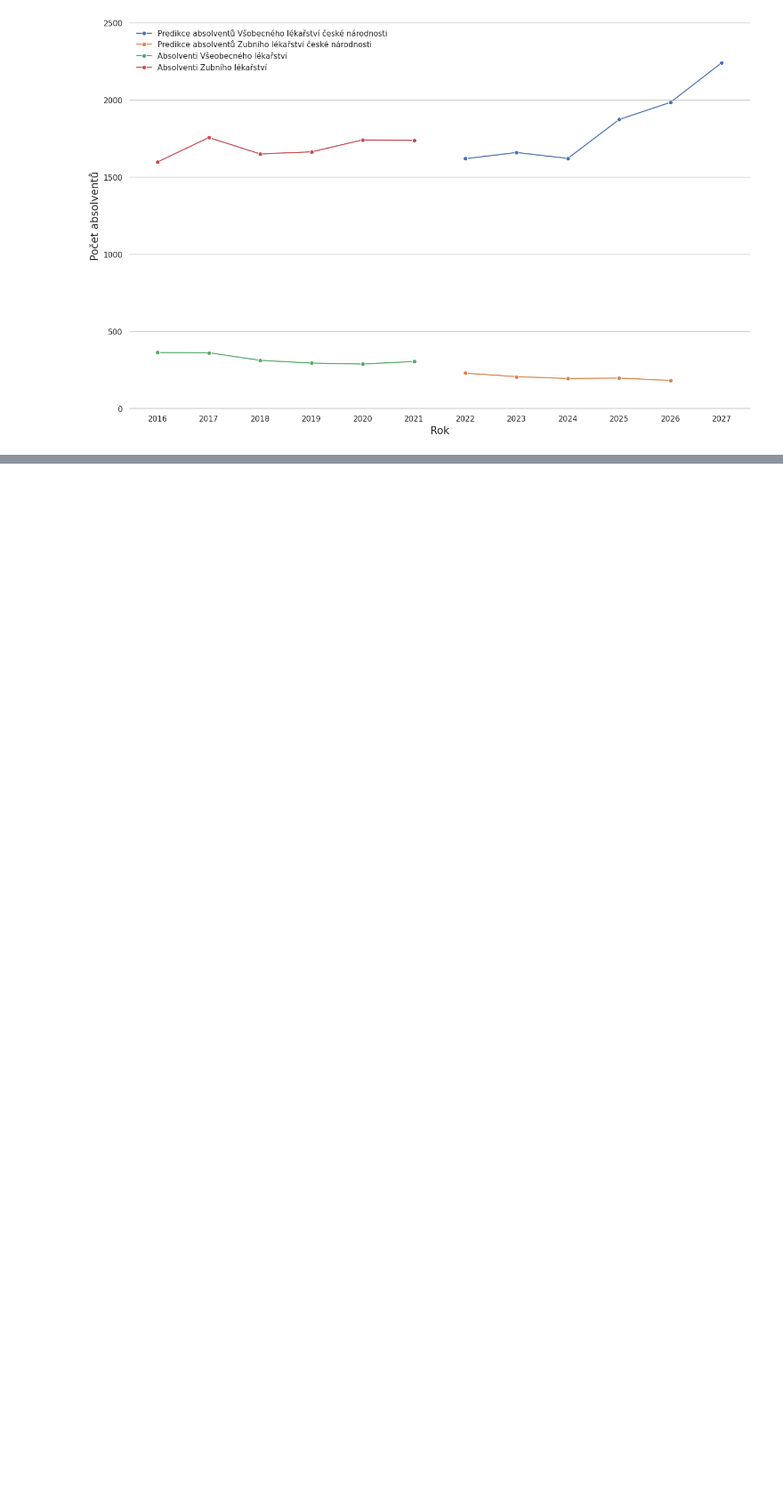
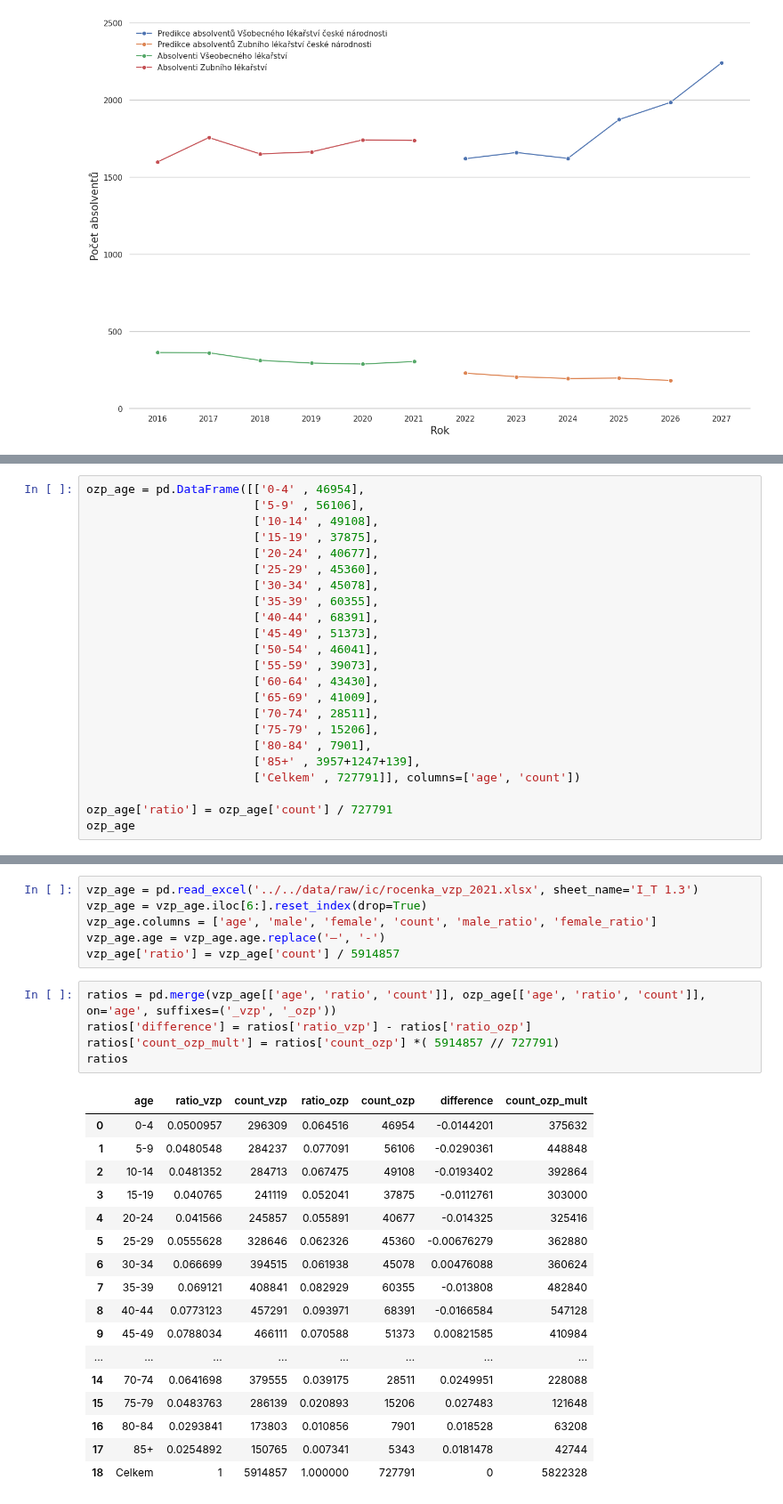
Before and after one commit to opendatalabcz/mapa-zdravi, a Jupyter notebook: src/scripts/models.ipynb, the cells around one changed output, grey strips where cells are left out. Shown at 89% size. Saved outputs shown, nothing was run; the diff lists cells and outputs as text; blank space fills up the shorter version.

```diff
--- a/src/scripts/models.ipynb
+++ b/src/scripts/models.ipynb
@@ -117,0 +122,23 @@ plt.show();
+# %%
+ozp_age = pd.DataFrame([['0-4' , 46954],
+                        ['5-9' , 56106],
+                        ['10-14' , 49108],
+                        ['15-19' , 37875],
+                        ['20-24' , 40677],
+                        ['25-29' , 45360],
+                        ['30-34' , 45078],
+                        ['35-39' , 60355],
+                        ['40-44' , 68391],
+                        ['45-49' , 51373],
+                        ['50-54' , 46041],
+                        ['55-59' , 39073],
+                        ['60-64' , 43430],
+                        ['65-69' , 41009],
+                        ['70-74' , 28511],
+                        ['75-79' , 15206],
+                        ['80-84' , 7901],
+                        ['85+' , 3957+1247+139],
+                        ['Celkem' , 727791]], columns=['age', 'count'])
+
+ozp_age['ratio'] = ozp_age['count'] / 727791
+ozp_age
@@ -117,0 +163,29 @@ plt.show();
+# %%
+vzp_age = pd.read_excel('../../data/raw/ic/rocenka_vzp_2021.xlsx', sheet_name='I_T 1.3')
+vzp_age = vzp_age.iloc[6:].reset_index(drop=True)
+vzp_age.columns = ['age', 'male', 'female', 'count', 'male_ratio', 'female_ratio']
+vzp_age.age = vzp_age.age.replace('–', '-')
+vzp_age['ratio'] = vzp_age['count'] / 5914857
+# %%
+ratios = pd.merge(vzp_age[['age', 'ratio', 'count']], ozp_age[['age', 'ratio', 'count']], on='age', suffixes=('_vzp', '_ozp'))
+ratios['difference'] = ratios['ratio_vzp'] - ratios['ratio_ozp']
+ratios['count_ozp_mult'] = ratios['count_ozp'] *( 5914857 // 727791)
+ratios
+# %% [output]
+|  | age | ratio_vzp | count_vzp | ratio_ozp | count_ozp | difference | count_ozp_mult |
+| 0 | 0-4 | 0.0500957 | 296309 | 0.064516 | 46954 | -0.0144201 | 375632 |
+| 1 | 5-9 | 0.0480548 | 284237 | 0.077091 | 56106 | -0.0290361 | 448848 |
+| 2 | 10-14 | 0.0481352 | 284713 | 0.067475 | 49108 | -0.0193402 | 392864 |
+| 3 | 15-19 | 0.040765 | 241119 | 0.052041 | 37875 | -0.0112761 | 303000 |
+| 4 | 20-24 | 0.041566 | 245857 | 0.055891 | 40677 | -0.014325 | 325416 |
+| 5 | 25-29 | 0.0555628 | 328646 | 0.062326 | 45360 | -0.00676279 | 362880 |
+| 6 | 30-34 | 0.066699 | 394515 | 0.061938 | 45078 | 0.00476088 | 360624 |
+| 7 | 35-39 | 0.069121 | 408841 | 0.082929 | 60355 | -0.013808 | 482840 |
+| 8 | 40-44 | 0.0773123 | 457291 | 0.093971 | 68391 | -0.0166584 | 547128 |
+| 9 | 45-49 | 0.0788034 | 466111 | 0.070588 | 51373 | 0.00821585 | 410984 |
+| ... | ... | ... | ... | ... | ... | ... | ... |
+| 14 | 70-74 | 0.0641698 | 379555 | 0.039175 | 28511 | 0.0249951 | 228088 |
+| 15 | 75-79 | 0.0483763 | 286139 | 0.020893 | 15206 | 0.027483 | 121648 |
+| 16 | 80-84 | 0.0293841 | 173803 | 0.010856 | 7901 | 0.018528 | 63208 |
+| 17 | 85+ | 0.0254892 | 150765 | 0.007341 | 5343 | 0.0181478 | 42744 |
+| 18 | Celkem | 1 | 5914857 | 1.000000 | 727791 | 0 | 5822328 |
```
Also changed, not shown: parts of 26 cells of this notebook.
